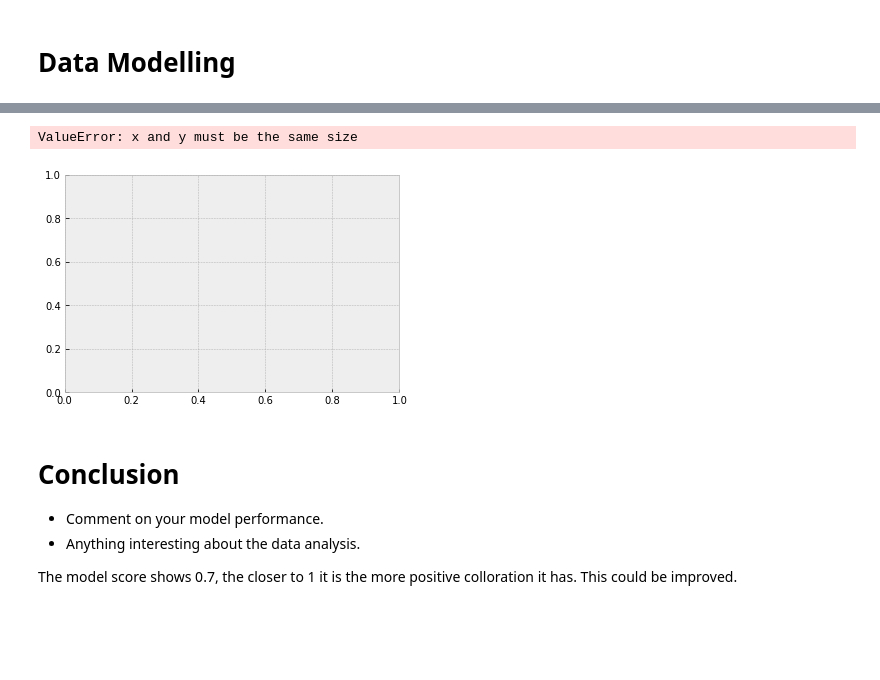
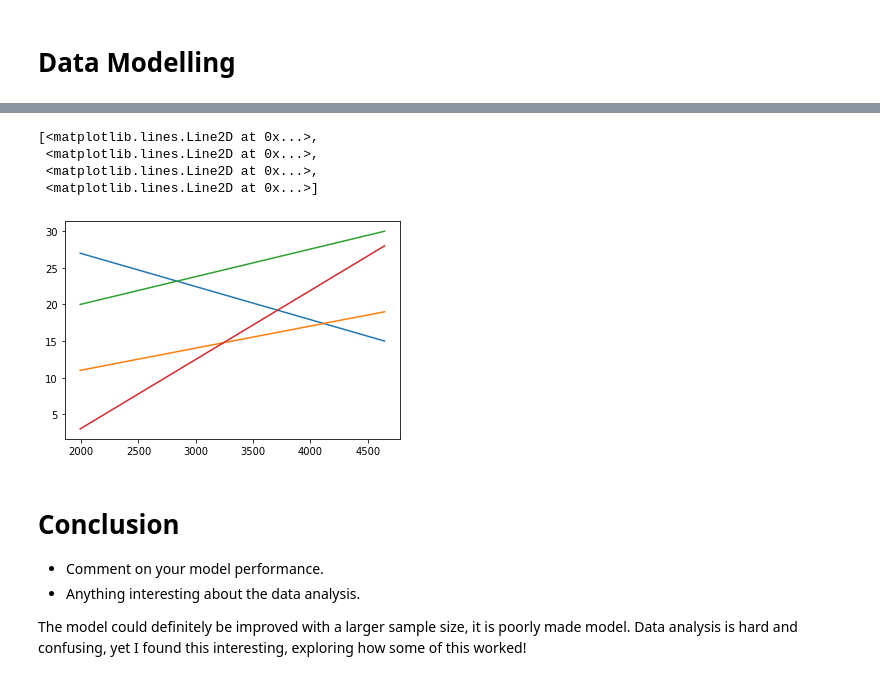
Before and after one commit to mremily9/2022-Phase-2, a Jupyter notebook: 3. Data Science/submission.ipynb, the cells around one changed output, grey strips where cells are left out. Saved outputs shown, nothing was run; the diff lists cells and outputs as text; code cells hidden in the pictures; blank space fills up the shorter version.

```diff
--- a/3. Data Science/submission.ipynb
+++ b/3. Data Science/submission.ipynb
@@ -197,14 +210,25 @@ plt.plot(y_test, values)
-# %%
-next_month = pd.date_range("2021-01-01", periods=10, freq="H").values.astype("float64")
-values = model.predict([next_month])
-plt.scatter(y_test[:], values)
-# %% [output]
-ValueError: x and y must be the same size
-[figure, removed]
-# %% [markdown]
-# Conclusion
-
-* Comment on your model performance.
-* Anything interesting about the data analysis.
-
-The model score shows 0.7, the closer to 1 it is the more positive colloration it has. This could be improved.
+# %%
+#next month values as a series in a new dataframe
+nextMonth = pd.DataFrame()
+nextMonth["dates"] = pd.Series(pd.date_range("2021-01-01", periods=30, freq="D"))
+nextMonth["dates"] = nextMonth["dates"].dt.day
+
+dates_train, dates_test = train_test_split(nextMonth["dates"])
+dates_test = dates_test.array.reshape(2, 4)
+newValues = model.predict(dates_test)
+
+plt.plot(newValues, dates_test)
+# %% [output]
+[<matplotlib.lines.Line2D at 0x...>,
+ <matplotlib.lines.Line2D at 0x...>,
+ <matplotlib.lines.Line2D at 0x...>,
+ <matplotlib.lines.Line2D at 0x...>]
+[figure, added]
+# %% [markdown]
+# Conclusion
+
+* Comment on your model performance.
+* Anything interesting about the data analysis.
+
+The model could definitely be improved with a larger sample size, it is poorly made model.
+Data analysis is hard and confusing, yet I found this interesting, exploring how some of this worked!
```
Also changed, not shown: parts of 13 cells of this notebook.
